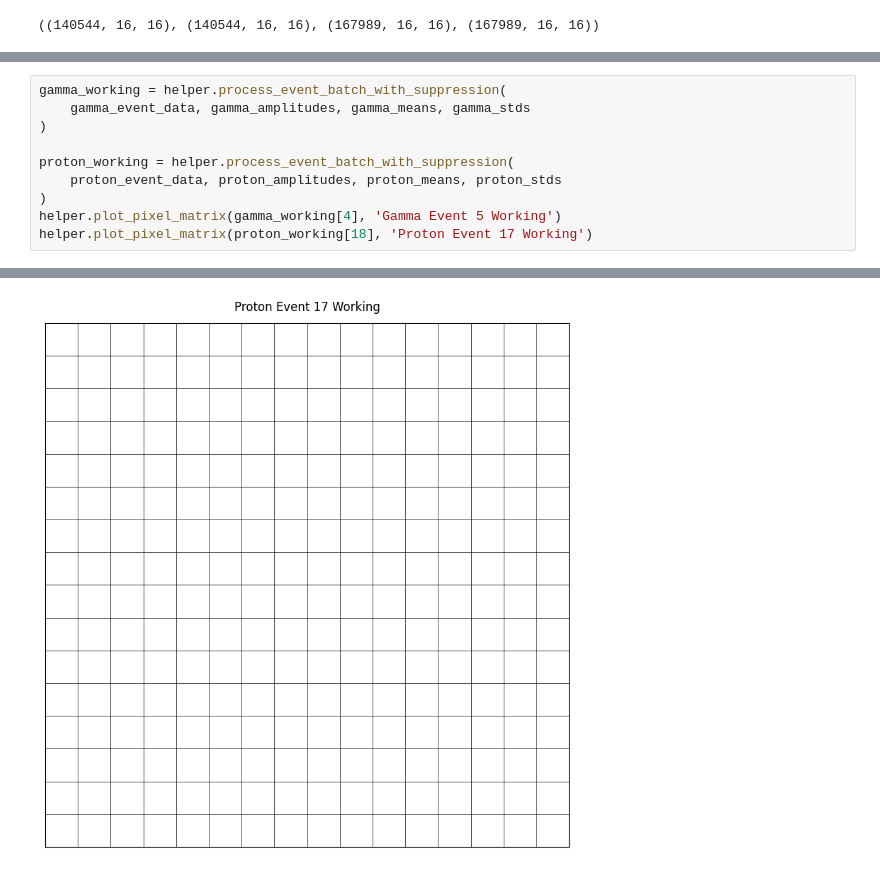
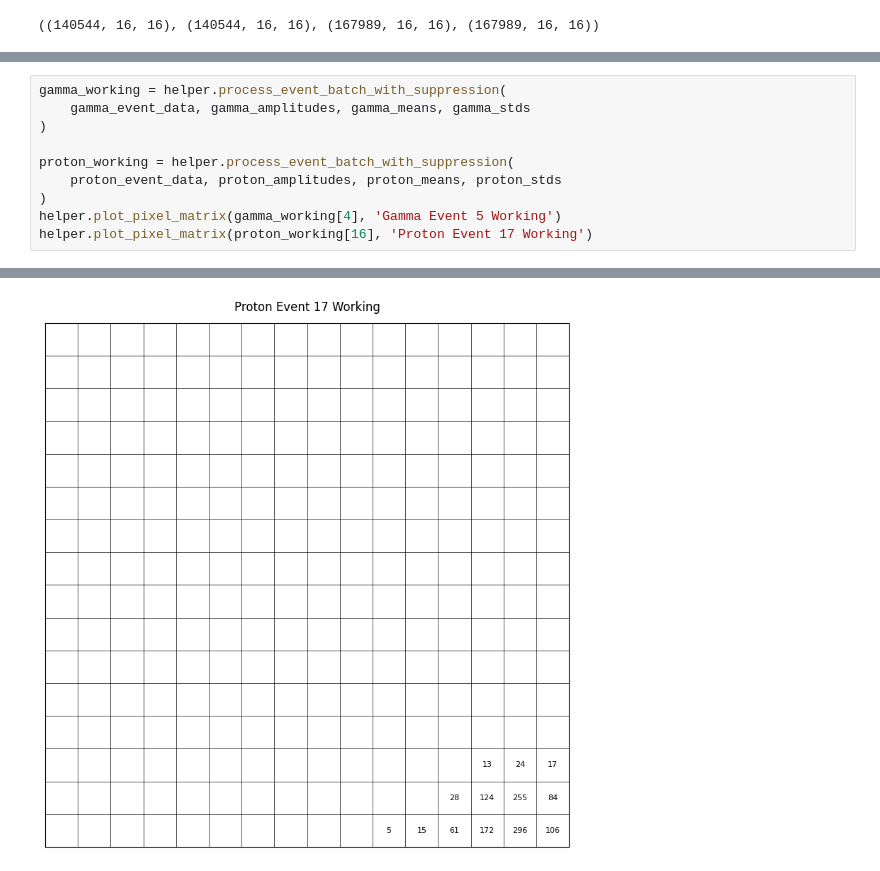
Before and after one commit to Abhimanyu5100/Gapd_camera_gamma_ray_detection, a Jupyter notebook: data_processing.ipynb, the cells around one changed output, grey strips where cells are left out. Cells and saved outputs as stored; diff of their text form.

```diff
--- a/data_processing.ipynb
+++ b/data_processing.ipynb
@@ -87,5 +54,5 @@ proton_working = helper.process_event_batch_with_suppression(
     proton_event_data, proton_amplitudes, proton_means, proton_stds
 )
 helper.plot_pixel_matrix(gamma_working[4], 'Gamma Event 5 Working')
-helper.plot_pixel_matrix(proton_working[18], 'Proton Event 17 Working')
+helper.plot_pixel_matrix(proton_working[16], 'Proton Event 17 Working')
 # %% [output]
@@ -93 +60 @@ helper.plot_pixel_matrix(proton_working[18], 'Proton Event 17 Working')
-[figure, old version]
+[figure, new version]
```
Also changed, not shown: parts of 33 cells of this notebook, 3 other files.
